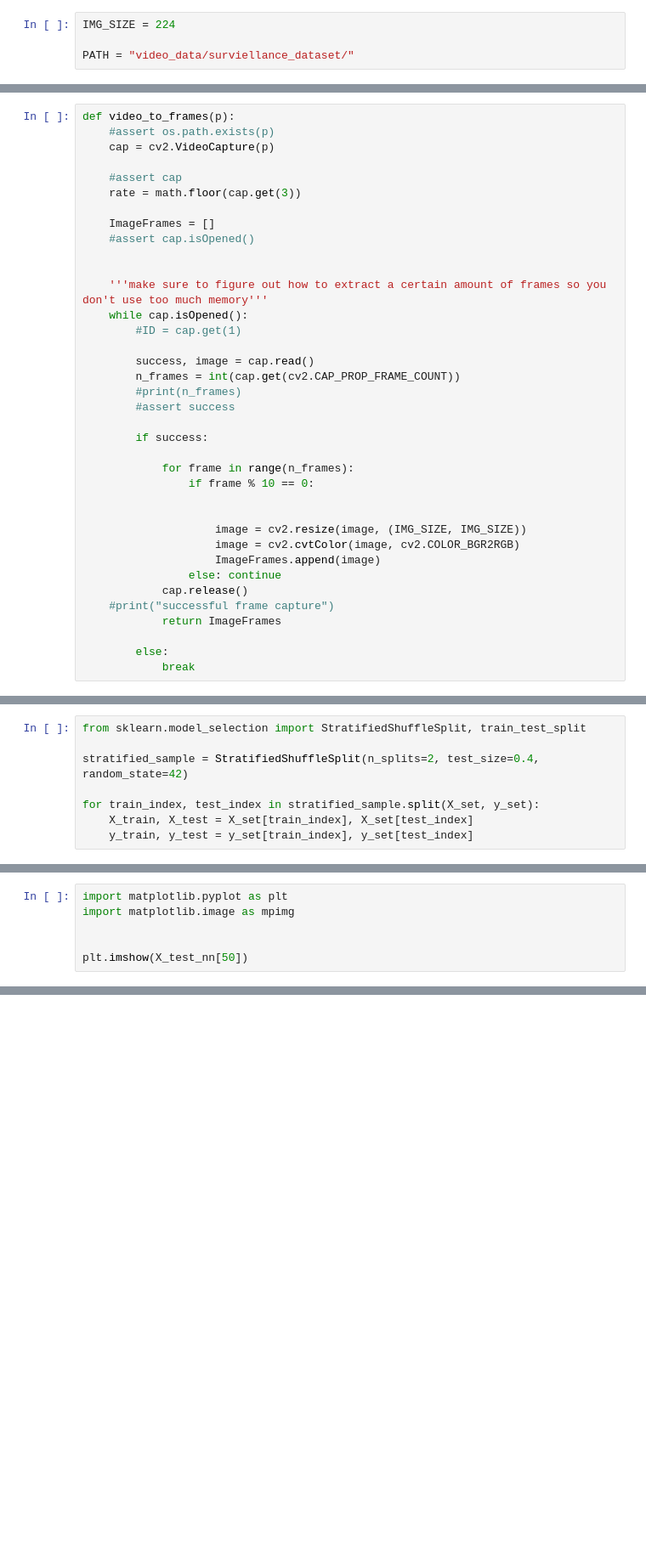
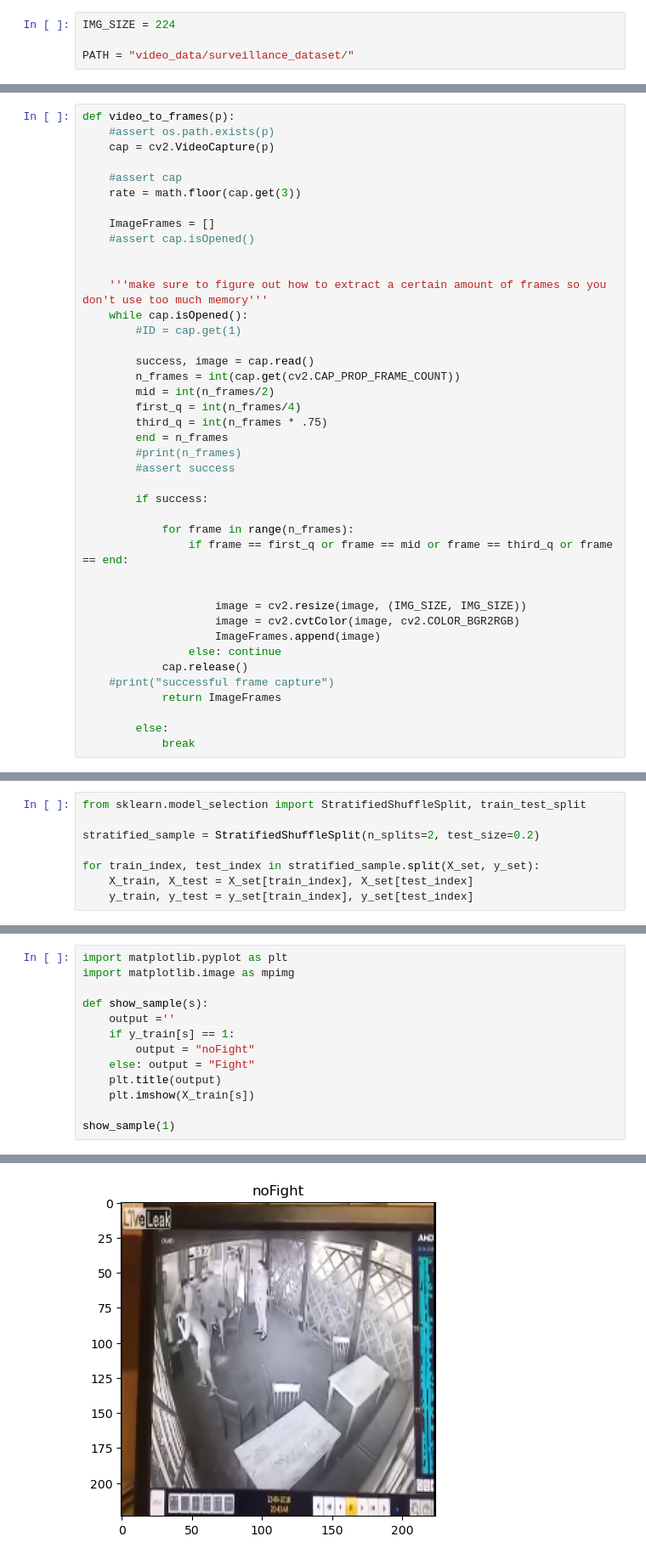
Before and after one commit to mcshawn10/hitting_behaviors, a Jupyter notebook: model_2.ipynb, the cells around one changed output, grey strips where cells are left out. Shown at 85% size. Cells and saved outputs as stored; diff of their text form; blank space fills up the shorter version.

```diff
--- a/model_2.ipynb
+++ b/model_2.ipynb
@@ -17,4 +15,4 @@ Error:
 # %%
 IMG_SIZE = 224
 
-PATH = "video_data/surviellance_dataset/"
+PATH = "video_data/surveillance_dataset/"
@@ -38,13 +34,17 @@ def video_to_frames(p):
 
         success, image = cap.read()
         n_frames = int(cap.get(cv2.CAP_PROP_FRAME_COUNT))
+        mid = int(n_frames/2)
+        first_q = int(n_frames/4)
+        third_q = int(n_frames * .75)
+        end = n_frames
         #print(n_frames)
         #assert success
 
         if success:
 
             for frame in range(n_frames):
-                if frame % 10 == 0:
+                if frame == first_q or frame == mid or frame == third_q or frame == end:
 
 
                     image = cv2.resize(image, (IMG_SIZE, IMG_SIZE))
@@ -101,7 +99,7 @@ Error:
 # %%
 from sklearn.model_selection import StratifiedShuffleSplit, train_test_split
 
-stratified_sample = StratifiedShuffleSplit(n_splits=2, test_size=0.4, random_state=42)
+stratified_sample = StratifiedShuffleSplit(n_splits=2, test_size=0.2)
 
 for train_index, test_index in stratified_sample.split(X_set, y_set):
     X_train, X_test = X_set[train_index], X_set[test_index]
@@ -134,6 +126,13 @@ Error:
 import matplotlib.pyplot as plt
 import matplotlib.image as mpimg
 
+def show_sample(s):
+    output =''
+    if y_train[s] == 1:
+        output = "noFight"
+    else: output = "Fight"
+    plt.title(output)
+    plt.imshow(X_train[s])
 
-plt.imshow(X_test_nn[50])
+show_sample(1)
 # %% [output]
@@ -141,3 +139,4 @@ Error:
+[figure, added]
 # %%
 print(f" X_train shape: {X_train.shape}, X_train data type: {X_train.dtype}")
 print(f"y_train shape: {y_train.shape}")
```
Also changed, not shown: parts of 28 cells of this notebook, 1 other file.
